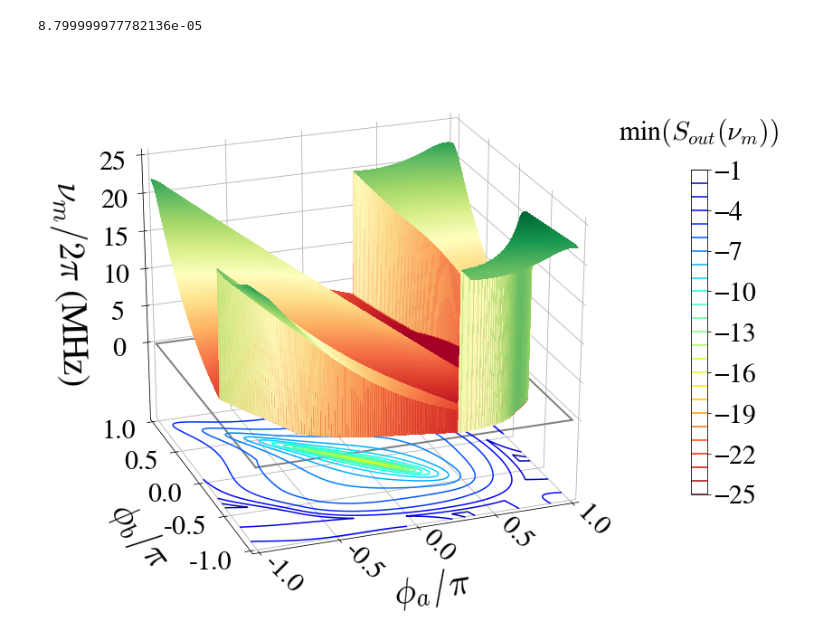
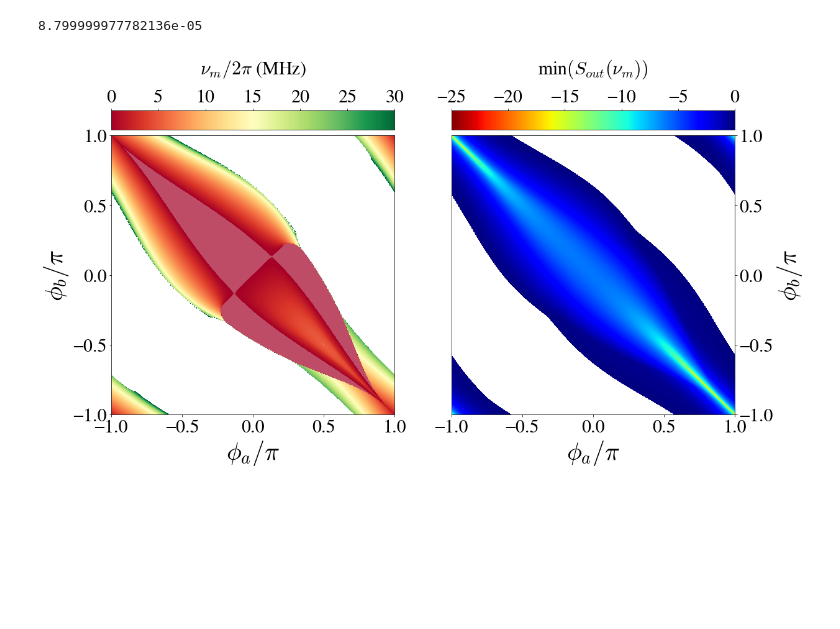
Before and after one commit to nemetniki/General-linear-model, a Jupyter notebook: NDPApaper_figures.ipynb, the cells around one changed output. Cells and saved outputs as stored; diff of their text form; code cells hidden in the pictures; blank space fills up the shorter version.

Commit message:
New figures

```diff
--- a/NDPApaper_figures.ipynb
+++ b/NDPApaper_figures.ipynb
@@ -536,6 +857,8 @@ import matplotlib as mpl
 from mpl_toolkits.mplot3d.axes3d import Axes3D
 from scipy.interpolate import griddata
 import mpl_toolkits.mplot3d as mp3d
+from mpl_toolkits.axes_grid1.axes_divider import make_axes_locatable
+from mpl_toolkits.axes_grid1.colorbar import colorbar
 import time
 
 start=time.clock()
@@ -558,8 +881,10 @@ colors={'red':(241/255.,88/255.,84/255.),\
 collab = ['blue','orange','green','pink','brown']
 fsfont = {'fontname':'FreeSerif'}
 
-ktaua=1.8832785157443013
-ktaub=1.8832785157443013
+ktaua=0.#1.8832785157443013#
+ktaub=0.#1.8832785157443013#
+eps=.5#.75#
+ra =0.933012701892219#.5 #
 nu = np.linspace(0,60,10000)*2*np.pi
 pha = np.linspace(-1,1,601)*np.pi
 phb = np.linspace(-1,1,601)*np.pi
@@ -569,68 +894,85 @@ pham,phbm = np.meshgrid(pha/np.pi,phb/np.pi)
 
 for ia in range(0, len(pha)):
     for ib in range(0,len(phb)):
-        Sout_fb = Squeez(0.75*2*np.pi*10,1*np.pi,0,10*2.*pi,0.5,ktaua,pha[ia],0,0,10*2.*pi,0.5,ktaub,phb[ib],0,0,nu)
+        Sout_fb = Squeez(eps*2*np.pi*10,1*np.pi,0,10*2.*pi,ra,ktaua,pha[ia],0,0,10*2.*pi,ra,ktaub,phb[ib],0,0,nu)
         ind = np.argmin(Sout_fb)
         nus[ia,ib] = nu[ind]/2/np.pi
 #        if np.min(Sout_fb)>=-40 and np.min(Sout_fb)<0:
         Smin[ia,ib]=np.min(Sout_fb)
 #        else:
 #            Smin[ia,ib]=-40
 
 Lstartx = [-1,1,1,-1]
 Lendx = [1,1,-1,-1]
 Lstarty =[-1,-1,1,1]
 Lendy=[-1,1,1,-1]
 
 #Sminm = griddata((ta, tb), Smin, (ta[None,:], tb[:,None]), method='cubic')
-fig = plt.figure(figsize=(15,11))
-ax = fig.add_subplot(1, 1, 1, projection='3d')
+fig = plt.figure(figsize=(18,9))
+#ax = fig.add_subplot(1, 1, 1, projection='3d')
+ax = fig.add_subplot(1, 2, 1)
+ax2 = fig.add_subplot(1, 2, 2)
 #ax = fig.add_subplot(1, 1, 1)
-p = ax.plot_surface(pham, phbm, nus, alpha=0.7,rstride=1, cstride=1, cmap=cm.RdYlGn, linewidth=0, antialiased=False)
+levels1 = np.linspace(0.0, 30.0, 5000)
+p = ax.contourf(pham, phbm, nus, levels=levels1,alpha=0.7,rstride=1, cstride=1, cmap=cm.RdYlGn, linewidth=0, antialiased=False)
+ax_divider = make_axes_locatable(ax)
+cax = ax_divider.append_axes("top", size="7%", pad="2%")
+
+cp = fig.colorbar(p, cax=cax,ticks=np.arange(0,31,5), orientation="horizontal")
+cax.xaxis.set_ticks_position("top")
+cp.ax.set_title('$\\nu_{m}/2\pi$ (MHz)\n', linespacing=2,**fsfont,fontsize=30)
 #face2 = mp3d.art3d.Poly3DCollection([mid], alpha=0.3, linewidth=3)
 #face2.set_facecolor((1, 1, 1, 0.3))
-for i in range(4):
-    ax.plot([Lstartx[i], Lendx[i]], [Lstarty[i],Lendy[i]],zs=[0,0],color="grey",lw=2)
+#for i in range(4):
+#    ax.plot([Lstartx[i], Lendx[i]], [Lstarty[i],Lendy[i]],zs=[0,0],color="grey",lw=2)
 #ax.add_collection3d(face2)
-ax.set_zlim(-10,25)
-ax.set_xlim(-1,1)
-ax.set_ylim(-1,1)
-ax.tick_params(axis='x', which='major', pad=-10)
-ax.tick_params(axis='y', which='major', pad=10)
-ax.tick_params(axis='z', which='major', pad=15)
-ax.w_zaxis.set_pane_color((1.0, 1.0, 1.0))
-ax.w_xaxis.set_pane_color((1.0, 1.0, 1.0))
-ax.w_yaxis.set_pane_color((1.0, 1.0, 1.0))
+#ax.set_zlim(-10,25)
+#ax.set_xlim(-1,1)
+#ax.set_ylim(-1,1)
+#ax.tick_params(axis='x', which='major', pad=-10)
+#ax.tick_params(axis='y', which='major', pad=10)
+#ax.tick_params(axis='z', which='major', pad=15)
+#ax.w_zaxis.set_pane_color((1.0, 1.0, 1.0))
+#ax.w_xaxis.set_pane_color((1.0, 1.0, 1.0))
+#ax.w_yaxis.set_pane_color((1.0, 1.0, 1.0))
 
-labels=[-1., -0.5, 0., 0.5, 1.]
-ax.set_yticklabels(labels,rotation=0,
-                   verticalalignment='baseline',
-                   horizontalalignment='right')
-ax.set_zticks([0., 5., 10., 15.,20.,25.])
-ax.set_xticklabels(labels,rotation=-45,
-                   verticalalignment='top',
-                   horizontalalignment='left')
-levels = np.arange(-25.0, 0, 1.0)
+#labels=[-1., -0.5, 0., 0.5, 1.]
+#ax.set_yticklabels(labels,rotation=0,
+#                   verticalalignment='baseline',
+#                   horizontalalignment='right')
+#xax.set_zticks([0., 5., 10., 15.,20.,25.])
+#ax.set_xticklabels(labels,rotation=-45,
+#                   verticalalignment='top',
+#                   horizontalalignment='left')
+levels = np.linspace(-25.0, 0, 500)
 #ax.invert_xaxis()
 #ax.invert_yaxis()
 #ax.view_init(elev=25., azim=-75)
-ax.view_init(elev=25., azim=-110)
-cset = ax.contour(pham, phbm, Smin,levels=levels, zdir='z', offset=-10.75, cmap=cm.jet_r)
+#ax.view_init(elev=25., azim=-110)
+cset = ax2.contourf(pham, phbm, Smin,levels=levels, zdir='z', offset=-10.75, cmap=cm.jet_r)
 #cset = ax.contour(tam, tbm, Smin,levels=levels,  cmap=cm.RdYlGn)
-cb = fig.colorbar(cset, shrink=0.6)
-cb.ax.set_title('min$(S_{out}(\\nu_{m}))$\n', linespacing=1,**fsfont,fontsize=30)
-ax.set_xlabel('\n$\phi_a/\pi$',fontsize = 40,**fsfont,linespacing=2)
-ax.set_ylabel('\n$\phi_b/\pi$',fontsize = 40,**fsfont,linespacing=3)
+ax2_divider = make_axes_locatable(ax2)
+cax2 = ax2_divider.append_axes("top", size="7%", pad="2%")
+
+cb = fig.colorbar(cset, cax=cax2, ticks=np.arange(-25,1,5), orientation="horizontal")
+cax2.xaxis.set_ticks_position("top")
+cb.ax.set_title('min$(S_{out}(\\nu_{m}))$\n', linespacing=2,**fsfont,fontsize=30)
+ax.set_xlabel('$\phi_a/\pi$',fontsize = 40,**fsfont,linespacing=2)
+ax.set_ylabel('$\phi_b/\pi$',fontsize = 40,**fsfont,linespacing=3)
 #ax.zaxis.set_rotate_label(False)
-ax.set_zlabel('\n$\\nu_{m}/2\pi$ (MHz)',fontsize = 40,**fsfont,linespacing=3, rotation=270)
+ax2.yaxis.tick_right()
+ax2.yaxis.set_label_position("right")
+ax2.set_xlabel('$\phi_a/\pi$',fontsize = 40,**fsfont,linespacing=2)
+ax2.set_ylabel('$\phi_b/\pi$',fontsize = 40,**fsfont,linespacing=3)
+#ax.set_zlabel('\n$\\nu_{m}/2\pi$ (MHz)',fontsize = 40,**fsfont,linespacing=3, rotation=270)
 #ax.xticks(fontsize = 35,**fsfont)
 #ax.yticks(fontsize = 35,**fsfont)
 plt.show()
 end=time.clock()
 durd=int((end-start)/60./60./24.)
 durh=int((end-start)/60./60-24*durd)
 durm=int((end-start)/60.-(24*durd+durh)*60.)
 durs=int((end-start)-((24*durd+durh)*60+durm)*60)
 print("Elapsed time: %d:%d:%d:%d" % (durd,durh,durm,durs))
 # %% [output]
-[figure, old version]
+[figure, new version]
```
Also changed, not shown: parts of 12 cells of this notebook, 1 other file.
